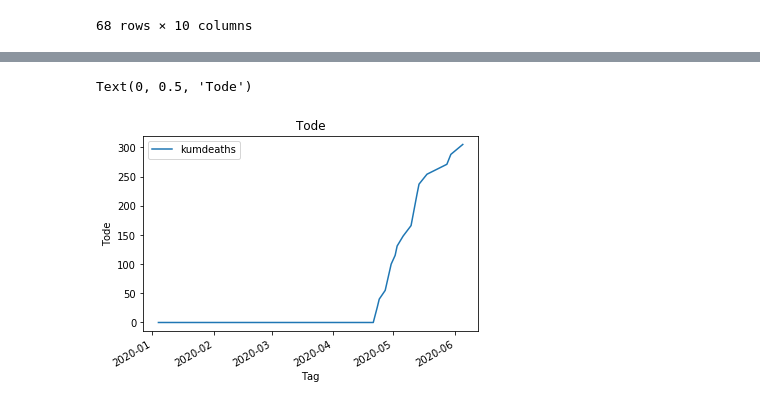
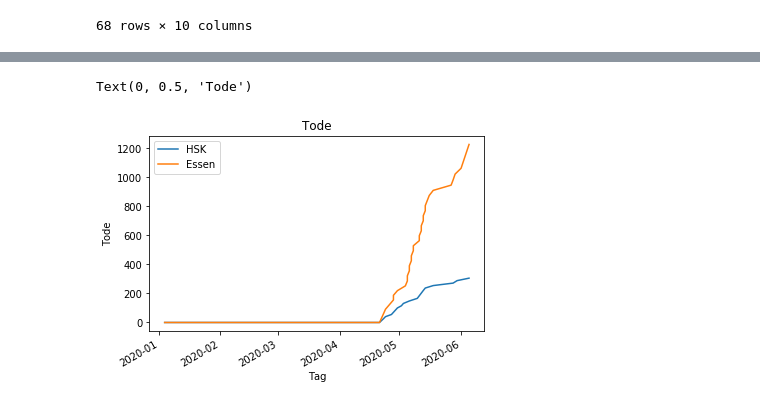
Before and after one commit to Jubo30/Data-Science-Project, a Jupyter notebook: Täglicher Zuwachs Deutschland.ipynb, the cells around one changed output, grey strips where cells are left out. Saved outputs shown, nothing was run; the diff lists cells and outputs as text; code cells hidden in the pictures.

```diff
--- a/Täglicher Zuwachs Deutschland.ipynb
+++ b/Täglicher Zuwachs Deutschland.ipynb
@@ -193,6 +193,8 @@ kreise_zuwachs['publication_datetime'] = kreise_zuwachs['publication_datetime'].
 #kreise_zuwachs.head()
 arraykreise = ["Hochsauerlandkreis"]
 HSK = kreise_zuwachs.loc[kreise_zuwachs['location_label'].isin(arraykreise)]
-HSK.tail()
+arraykreise2 = ["Essen"]
+Essen = kreise_zuwachs.loc[kreise_zuwachs['location_label'].isin(arraykreise2)]
+HSK
 # %% [output]
 |  | location_label | cases | cases_per_100k | deaths | deaths_per_100k | population | bundesland_name | ... |
@@ -340,3 +365,9 @@ HSK
 | 3273 | Hochsauerlandkreis | 608 | 233.4197 | 17 | 6.5265 | 260475 | Nordrhein-Westfalen | ... |
 | 3072 | Hochsauerlandkreis | 609 | 233.8036 | 17 | 6.5265 | 260475 | Nordrhein-Westfalen | ... |
 68 rows × 10 columns
+# %%
+Essen = Essen.sort_values(['publication_datetime'])
+Essen['kumcases'] = Essen['cases'].cumsum()
+Essen['kumdeaths'] = Essen['deaths'].cumsum()
+Essen['publication_datetime'] = pd.to_datetime(Essen['publication_datetime'])
+Essen
@@ -354,10 +417,11 @@ plt.show()
 # %%
 ax = plt.gca()
-HSK.plot(kind='line', x = 'publication_datetime', y= 'kumdeaths', ax=ax)
+HSK.plot(kind='line', x = 'publication_datetime', y= 'kumdeaths', ax=ax, label="HSK")
+Essen.plot(kind='line', x = 'publication_datetime', y= 'kumdeaths', ax=ax, label="Essen")
 
 ax.set_title('Tode')
 ax.set_xlabel('Tag')
 ax.set_ylabel('Tode')
 # %% [output]
 Text(0, 0.5, 'Tode')
-[figure, old version]
+[figure, new version]
```
Also changed, not shown: parts of 7 cells of this notebook.
